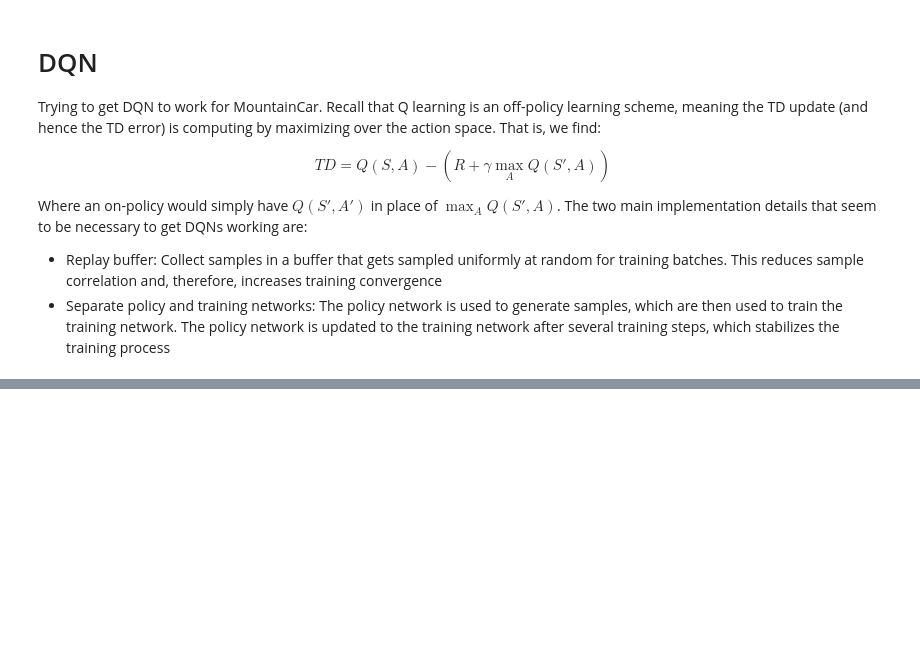
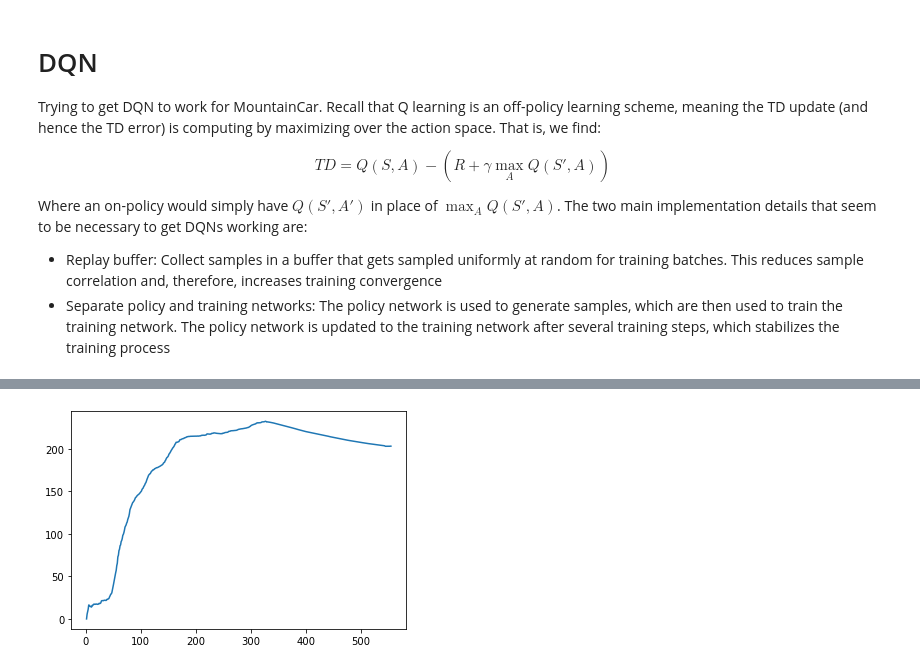
Before and after one commit to yashpatel5400/torsion-net-rampup, a Jupyter notebook: solutions/dqn.ipynb, the cells around one changed output, grey strips where cells are left out. Saved outputs shown, nothing was run; the diff lists cells and outputs as text; code cells hidden in the pictures; blank space fills up the shorter version.

```diff
--- a/solutions/dqn.ipynb
+++ b/solutions/dqn.ipynb
@@ -20,7 +20,7 @@ import numpy as np
 import pandas as pd
 import matplotlib.pyplot as plt
 # %%
-env = gym.make("MountainCar-v0")
+env = gym.make("CartPole-v0")
 # %%
 class DQN(nn.Module):
     def __init__(self, S, A):
@@ -140,0 +354,5 @@ while not done:
+# %%
+plt.plot(episode_number, average_reward_number)
+plt.show()
+# %% [output]
+[figure, added]
```
Also changed, not shown: parts of 5 cells of this notebook.
